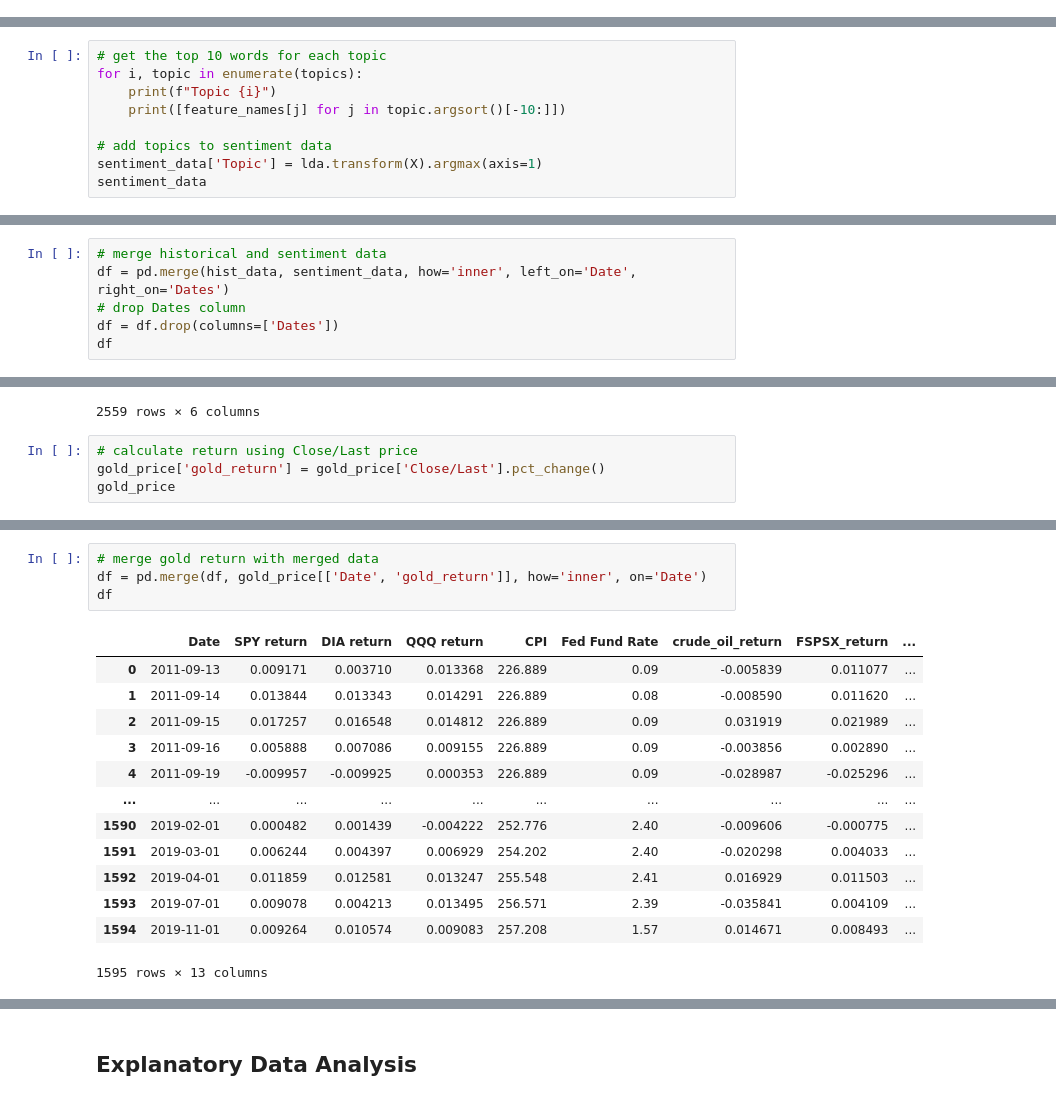
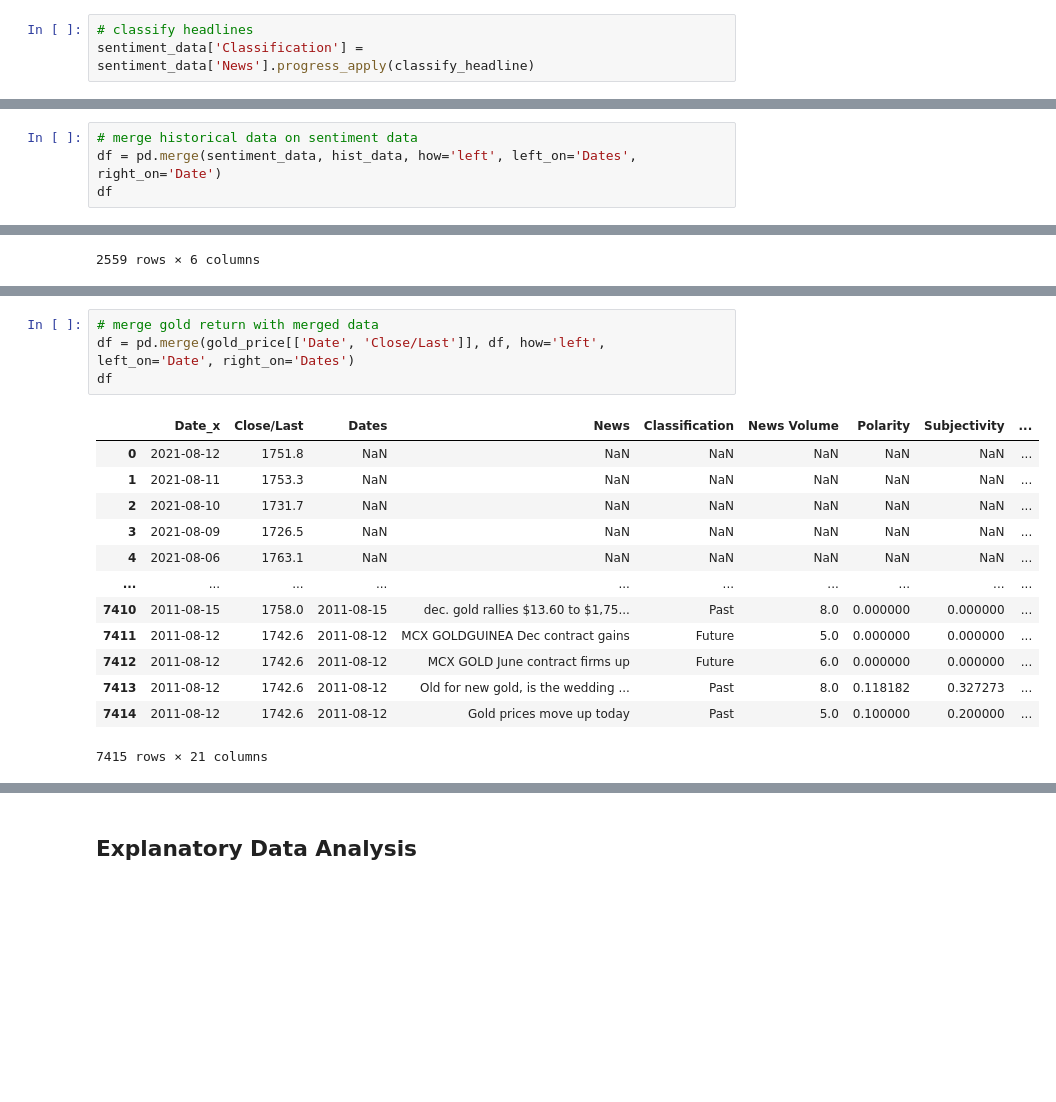
Before and after one commit to itsGarrin/nlp-commodities-price-prediction, a Jupyter notebook: notebook/nlp-commodities-price-prediction.ipynb, the cells around one changed output, grey strips where cells are left out. Cells and saved outputs as stored; diff of their text form; blank space fills up the shorter version.

```diff
--- a/notebook/nlp-commodities-price-prediction.ipynb
+++ b/notebook/nlp-commodities-price-prediction.ipynb
@@ -212,0 +211,3 @@ sentiment_data
+# %%
+# classify headlines
+sentiment_data['Classification'] = sentiment_data['News'].progress_apply(classify_headline)
@@ -315,9 +291,0 @@ array(['00', '000', '050', '10', '100', '10c', '11', '115', '12', '13',
-# %%
-# get the top 10 words for each topic
-for i, topic in enumerate(topics):
-    print(f"Topic {i}")
-    print([feature_names[j] for j in topic.argsort()[-10:]])
-
-# add topics to sentiment data
-sentiment_data['Topic'] = lda.transform(X).argmax(axis=1)
-sentiment_data
@@ -348,7 +292,5 @@ Topic 4
 # %%
-# merge historical and sentiment data
-df = pd.merge(hist_data, sentiment_data, how='inner', left_on='Date', right_on='Dates')
-# drop Dates column
-df = df.drop(columns=['Dates'])
+# merge historical data on sentiment data
+df = pd.merge(sentiment_data, hist_data, how='left', left_on='Dates', right_on='Date')
 df
 # %% [output]
@@ -402,7 +344,3 @@ gold_price
 | 2557 | 2011-08-15 | 1758.0 | 110191.0 | 1741.3 | 1767.8 | 1730.9 |
 | 2558 | 2011-08-12 | 1742.6 | 188418.0 | 1733.0 | 1770.9 | 1725.9 |
 2559 rows × 6 columns
-# %%
-# calculate return using Close/Last price
-gold_price['gold_return'] = gold_price['Close/Last'].pct_change()
-gold_price
@@ -423,18 +347,18 @@ gold_price
 # %%
 # merge gold return with merged data
-df = pd.merge(df, gold_price[['Date', 'gold_return']], how='inner', on='Date')
+df = pd.merge(gold_price[['Date', 'Close/Last']], df, how='left', left_on='Date', right_on='Dates')
 df
 # %% [output]
-|  | Date | SPY return | DIA return | QQQ return | CPI | Fed Fund Rate | crude_oil_return | FSPSX_return | ... |
-| 0 | 2011-09-13 | 0.009171 | 0.003710 | 0.013368 | 226.889 | 0.09 | -0.005839 | 0.011077 | ... |
-| 1 | 2011-09-14 | 0.013844 | 0.013343 | 0.014291 | 226.889 | 0.08 | -0.008590 | 0.011620 | ... |
-| 2 | 2011-09-15 | 0.017257 | 0.016548 | 0.014812 | 226.889 | 0.09 | 0.031919 | 0.021989 | ... |
-| 3 | 2011-09-16 | 0.005888 | 0.007086 | 0.009155 | 226.889 | 0.09 | -0.003856 | 0.002890 | ... |
-| 4 | 2011-09-19 | -0.009957 | -0.009925 | 0.000353 | 226.889 | 0.09 | -0.028987 | -0.025296 | ... |
+|  | Date_x | Close/Last | Dates | News | Classification | News Volume | Polarity | Subjectivity | ... |
+| 0 | 2021-08-12 | 1751.8 | NaN | NaN | NaN | NaN | NaN | NaN | ... |
+| 1 | 2021-08-11 | 1753.3 | NaN | NaN | NaN | NaN | NaN | NaN | ... |
+| 2 | 2021-08-10 | 1731.7 | NaN | NaN | NaN | NaN | NaN | NaN | ... |
+| 3 | 2021-08-09 | 1726.5 | NaN | NaN | NaN | NaN | NaN | NaN | ... |
+| 4 | 2021-08-06 | 1763.1 | NaN | NaN | NaN | NaN | NaN | NaN | ... |
 | ... | ... | ... | ... | ... | ... | ... | ... | ... | ... |
-| 1590 | 2019-02-01 | 0.000482 | 0.001439 | -0.004222 | 252.776 | 2.40 | -0.009606 | -0.000775 | ... |
-| 1591 | 2019-03-01 | 0.006244 | 0.004397 | 0.006929 | 254.202 | 2.40 | -0.020298 | 0.004033 | ... |
-| 1592 | 2019-04-01 | 0.011859 | 0.012581 | 0.013247 | 255.548 | 2.41 | 0.016929 | 0.011503 | ... |
-| 1593 | 2019-07-01 | 0.009078 | 0.004213 | 0.013495 | 256.571 | 2.39 | -0.035841 | 0.004109 | ... |
-| 1594 | 2019-11-01 | 0.009264 | 0.010574 | 0.009083 | 257.208 | 1.57 | 0.014671 | 0.008493 | ... |
+| 7410 | 2011-08-15 | 1758.0 | 2011-08-15 | dec. gold rallies $13.60 to $1,75... | Past | 8.0 | 0.000000 | 0.000000 | ... |
+| 7411 | 2011-08-12 | 1742.6 | 2011-08-12 | MCX GOLDGUINEA Dec contract gains | Future | 5.0 | 0.000000 | 0.000000 | ... |
+| 7412 | 2011-08-12 | 1742.6 | 2011-08-12 | MCX GOLD June contract firms up | Future | 6.0 | 0.000000 | 0.000000 | ... |
+| 7413 | 2011-08-12 | 1742.6 | 2011-08-12 | Old for new gold, is the wedding ... | Past | 8.0 | 0.118182 | 0.327273 | ... |
+| 7414 | 2011-08-12 | 1742.6 | 2011-08-12 | Gold prices move up today | Past | 5.0 | 0.100000 | 0.200000 | ... |
-1595 rows × 13 columns
+7415 rows × 21 columns
```
Also changed, not shown: parts of 37 cells of this notebook.
